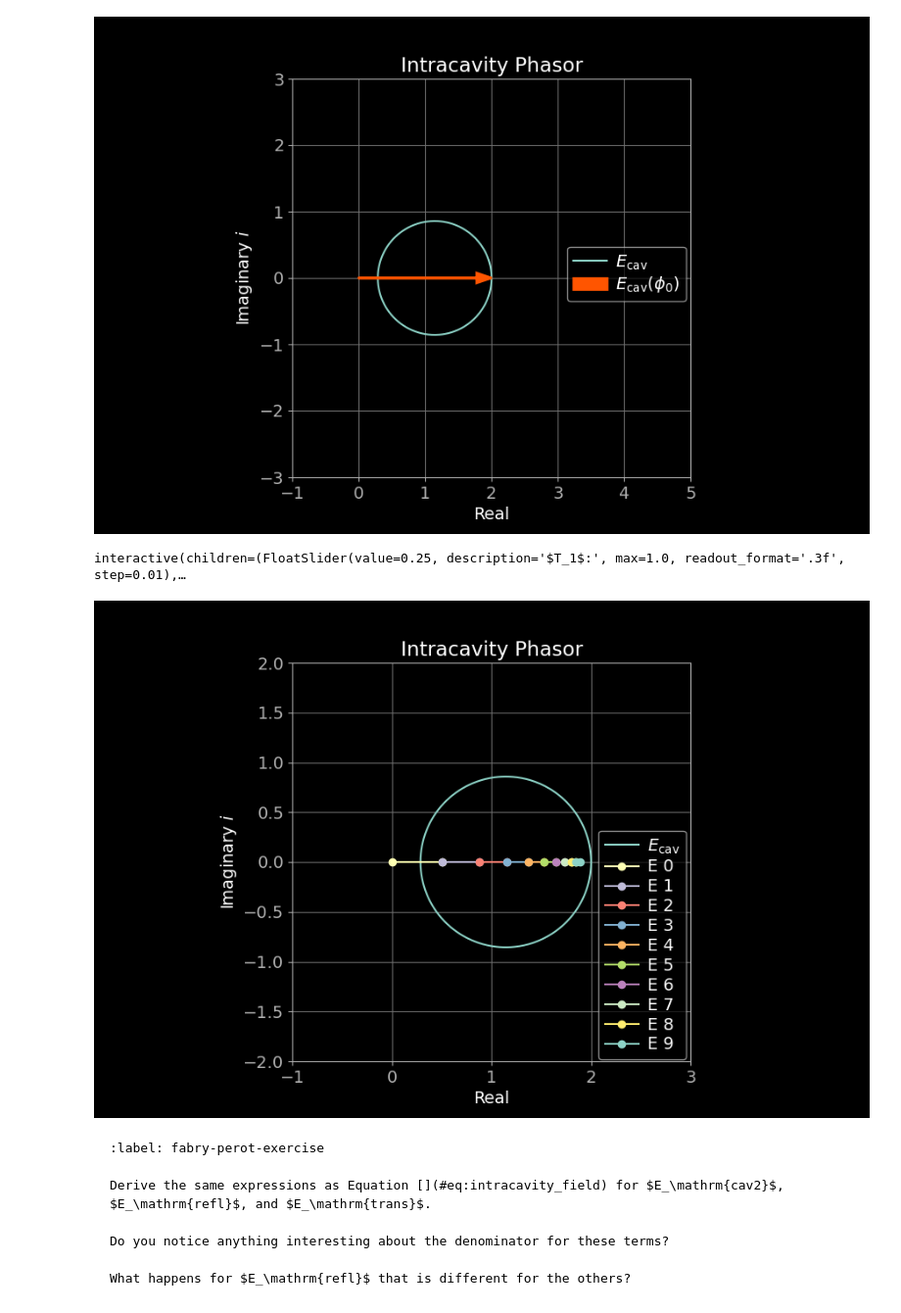
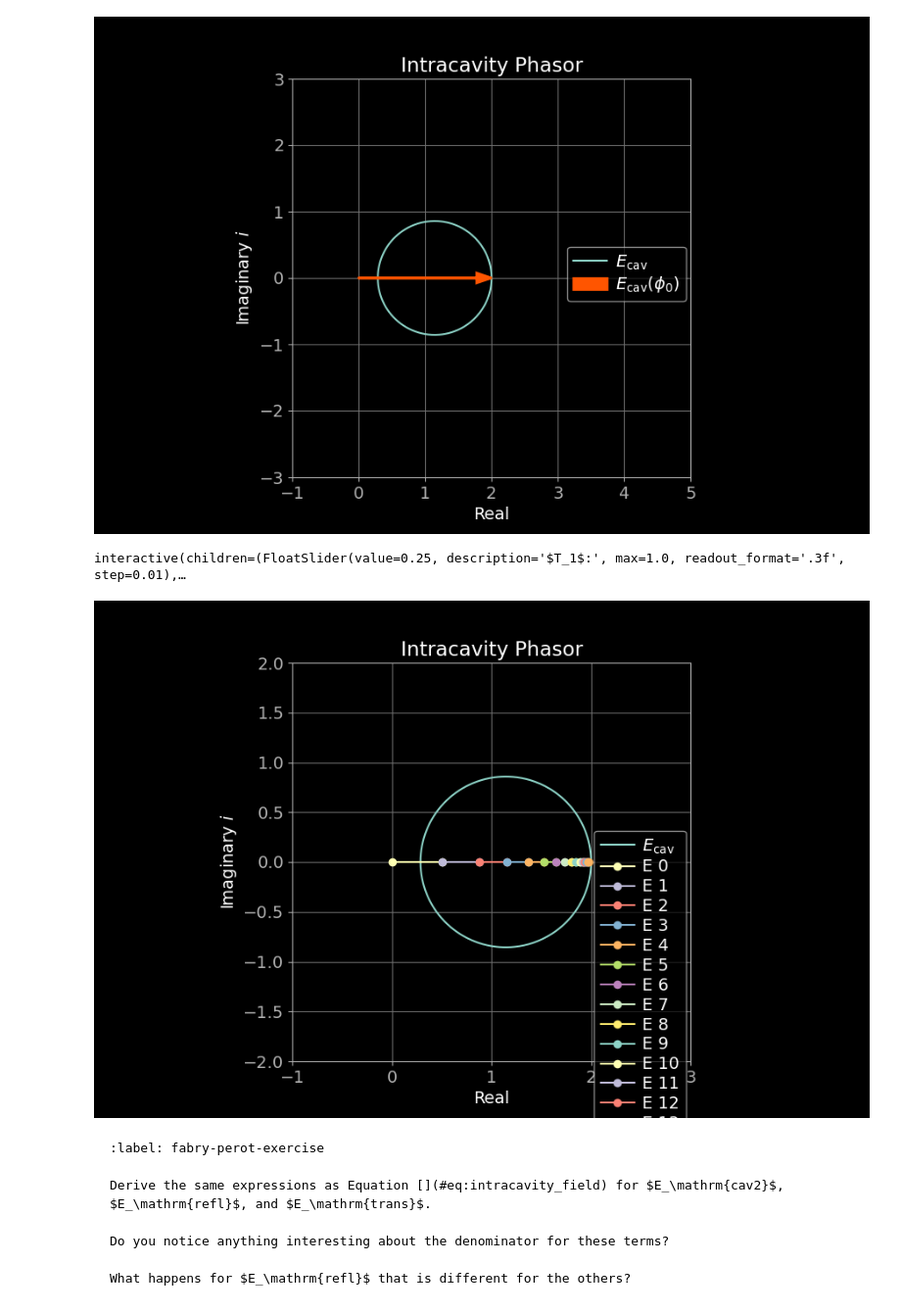
Before and after one commit to ccahilla/lasers-and-optomechanics, a Jupyter notebook: chapters/03_fabry_perot.ipynb, the cells around one changed output. Shown at 98% size. Saved outputs shown, nothing was run; the diff lists cells and outputs as text; code cells hidden in the pictures.

````diff
--- a/chapters/03_fabry_perot.ipynb
+++ b/chapters/03_fabry_perot.ipynb
@@ -596,7 +595,7 @@ fig4 = plt.figure()
 ax4 = fig4.add_subplot()
 
 # Number of fields to plot
-nn = 10
+nn = 15
 
 phi0 = 0
 phis3 = np.linspace(0, 2 * np.pi, 10000)
@@ -704,34 +703,34 @@ trans2_slider = FloatSlider(
     min=0,
     max=1,
     step=0.01,
     description="$T_2$:",
     continuous_update=True,  # Only update on release for better performance
     orientation='horizontal',
     readout=True,
     readout_format='.3f',
 )
 phi0_slider = FloatSlider(
     value=phi0,
     min=-np.pi,
     max=np.pi,
     step=0.01,
     description=r"$\phi_0$:",
     continuous_update=True,  # Only update on release for better performance
     orientation='horizontal',
     readout=True,
     readout_format='.3f',
 )
 
 interact(
     update_ecav,
     trans1_slider_value=trans1_slider,
     trans2_slider_value=trans2_slider,
     phi0_slider_value=phi0_slider,
 )
 plt.show()
 # %% [output]
 interactive(children=(FloatSlider(value=0.25, description='$T_1$:', max=1.0, readout_format='.3f', step=0.01),…
-[figure, old version]
+[figure, new version]
 # %% [markdown]
 ```{exercise}
 :label: fabry-perot-exercise
````
Also changed, not shown: parts of 2 cells of this notebook, 2 other files.
